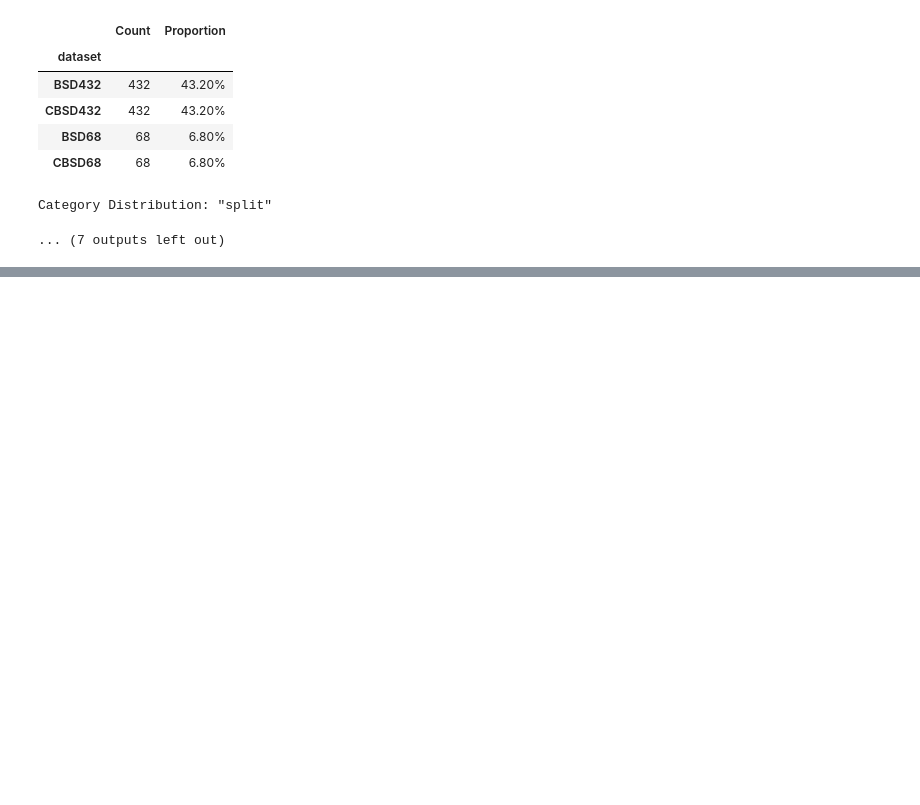
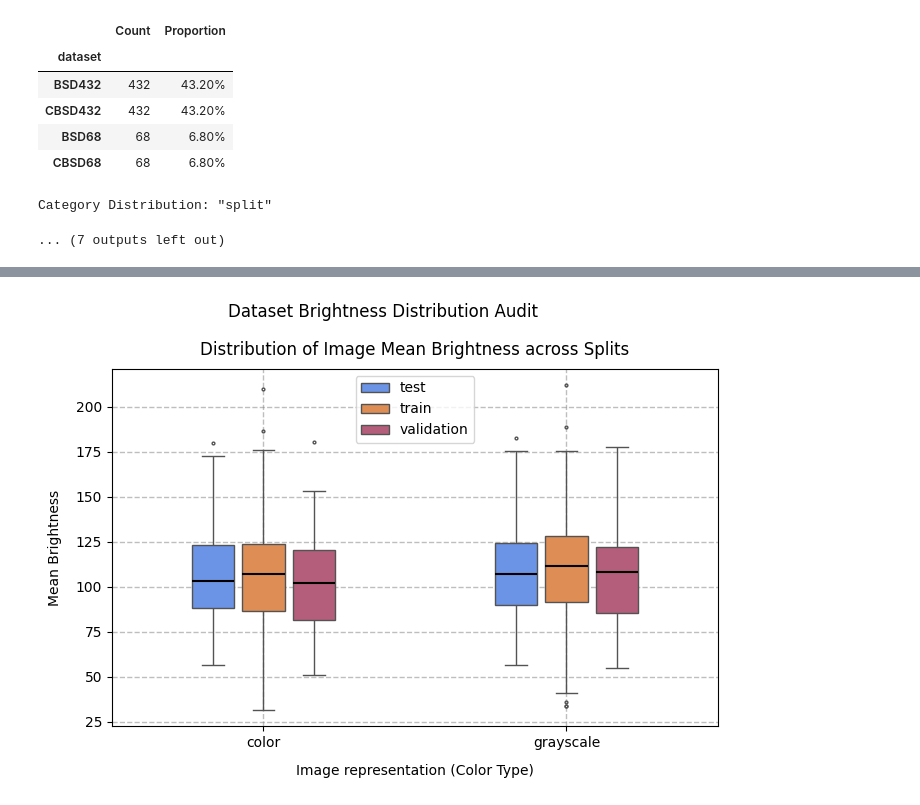
Before and after one commit to BogdanPinchuk/ComputerVision-PBY_HW16_Course_Project, a Jupyter notebook: Bohdan_Pinchuk_CV_HW16_UA.ipynb, the cells around one changed output, grey strips where cells are left out. Cells and saved outputs as stored; diff of their text form; code cells hidden in the pictures; blank space fills up the shorter version.

```diff
--- a/Bohdan_Pinchuk_CV_HW16_UA.ipynb
+++ b/Bohdan_Pinchuk_CV_HW16_UA.ipynb
@@ -540,6 +540,7 @@ split_col_name = "split"
 color_type_col_name = "color_type"
 path_col_name = "file_path"
 file_name_col_name = "file_name"
+mean_brightness_col_name = "mean_brightness"
 
 # Solution
 data_set = df_images
@@ -688,3 +689,37 @@ plt.show()
+# %%
+# Graphic results
+
+import matplotlib.pyplot as plt
+import seaborn as sns
+
+# Input data
+data_set = df_images[[split_col_name, color_type_col_name, mean_brightness_col_name]]
+split_order = data_set[split_col_name].unique().tolist()
+x_indices = data_set[color_type_col_name].unique().tolist()
+
+# Solution
+_, ax = plt.subplots(figsize=(7, 5))
+
+sns.boxplot(data=data_set, ax=ax, x=color_type_col_name, y=mean_brightness_col_name, hue=split_col_name,
+            width=0.5, gap=0.15, medianprops={"linewidth": 1.5, "color": "black"}, fliersize=2)
+
+ax.set_xticks(x_indices)
+ax.tick_params(axis='x', which='minor', bottom=False, top=False)
+
+ax.grid(axis="both", visible=True, which="major", ls="--", linewidth=1.0, color="tab:gray")
+# ax.minorticks_on()
+# ax.grid(axis='y', visible=True, which='minor', ls=':', linewidth=0.5, color='tab:green')
+ax.set_title("Distribution of Image Mean Brightness across Splits", pad=10, loc="center", color="black")
+ax.set_xlabel("Image representation (Color Type)", labelpad=10, loc="center", color="black")
+ax.set_ylabel("Mean Brightness", labelpad=10, loc="center", color="black")
+
+ax.legend(frameon=True, loc="upper center")
+plt.suptitle("Dataset Brightness Distribution Audit")
+
+plt.tight_layout()
+plt.show()
+# %% [output]
+[figure, added]
 # %%
 # template
 
```
Also changed, not shown: parts of 1 cell of this notebook.
